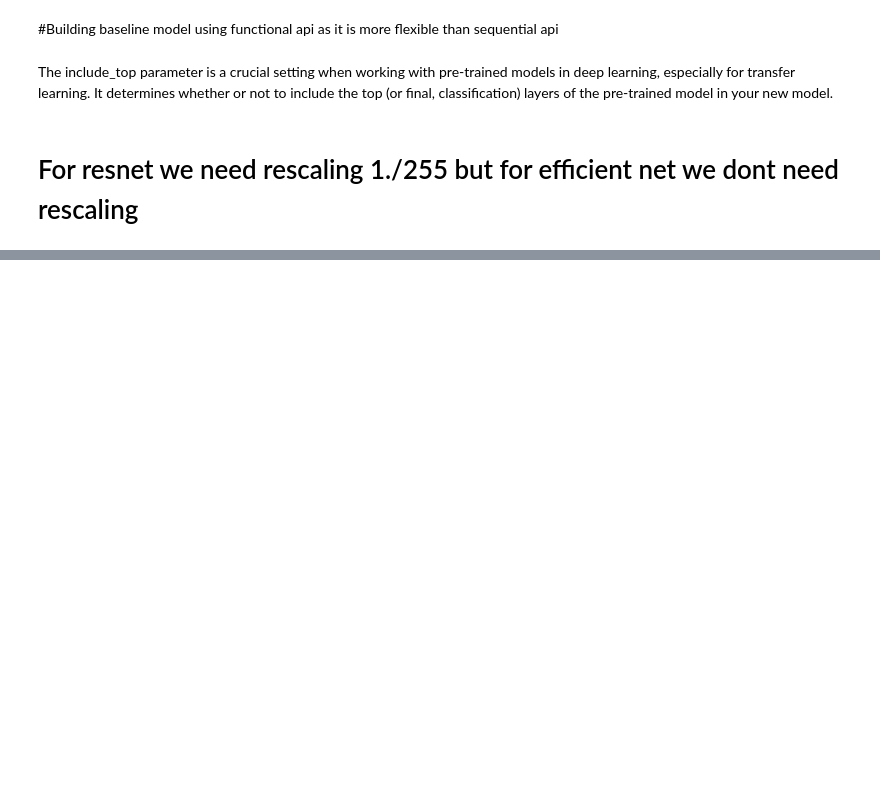
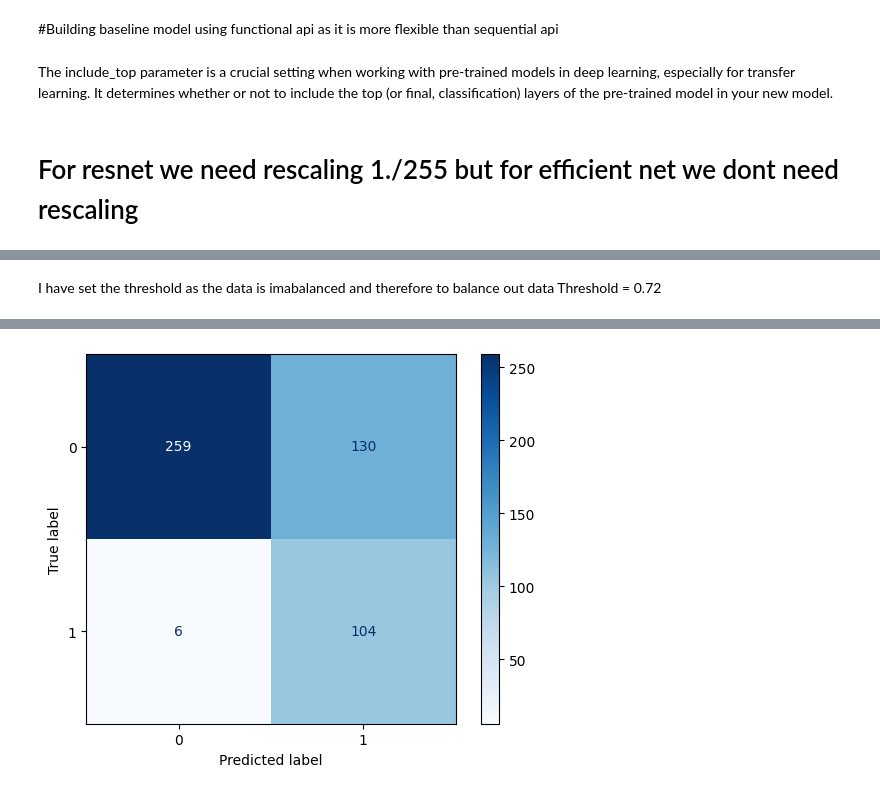
Before and after one commit to vrmaverick/Deepfake_Detection_2.0, a Jupyter notebook: main.ipynb, the cells around one changed output, grey strips where cells are left out. Cells and saved outputs as stored; diff of their text form; code cells hidden in the pictures; blank space fills up the shorter version.

```diff
--- a/main.ipynb
+++ b/main.ipynb
@@ -255,0 +280,34 @@ Epoch 5/5
+# %%
+def Confusion_matrix(model,test_data):
+    # Get predictions
+    y_true = []
+    y_pred = []
+    import numpy as np
+    import tensorflow as tf
+    from sklearn.metrics import confusion_matrix, ConfusionMatrixDisplay
+    import matplotlib.pyplot as plt
+
+    for images, labels in test_data:
+        labels_np = labels.numpy().astype(int)  # Already binary (0 or 1)
+        preds = model.predict(images)  # Get model predictions
+        THRESHOLD = 0.5  # Try adjusting this value
+        preds_binary = (preds > THRESHOLD).astype(int)
+
+        y_pred.extend(preds_binary.flatten())  # Flatten to 1D array
+        y_true.extend(labels_np.flatten())  # Flatten labels to 1D array
+
+    # Convert lists to NumPy arrays
+    y_true = np.array(y_true)
+    y_pred = np.array(y_pred)
+
+    # Display Confusion Matrix
+    cm = confusion_matrix(y_true, y_pred)
+    disp = ConfusionMatrixDisplay(confusion_matrix=cm)
+    disp.plot(cmap=plt.cm.Blues)
+    plt.show()
+# %% [markdown]
+I have set the threshold as the data is imabalanced and therefore to balance out data Threshold = 0.72
+# %%
+# Confusion_matrix(model=model,test_data=test_data,THRESHOLD=0.72)
+Confusion_matrix(model=model,test_data=test_data)
+# %% [output]
@@ -256,3 +331,4 @@ Epoch 5/5
+[figure, added]
 # %%
 plot_loss_curves(history)
 # %% [output]
```
Also changed, not shown: parts of 56 cells of this notebook.
